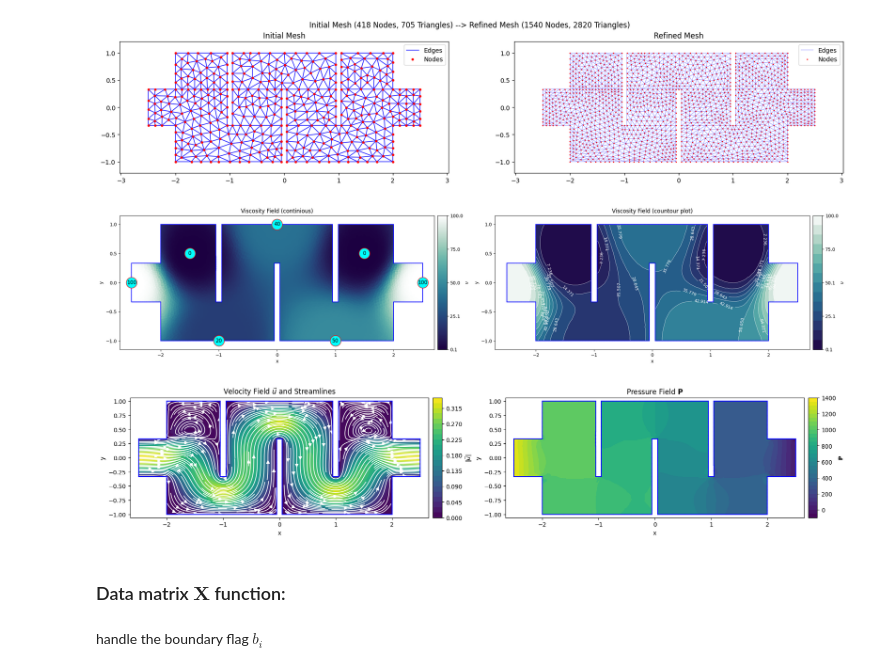
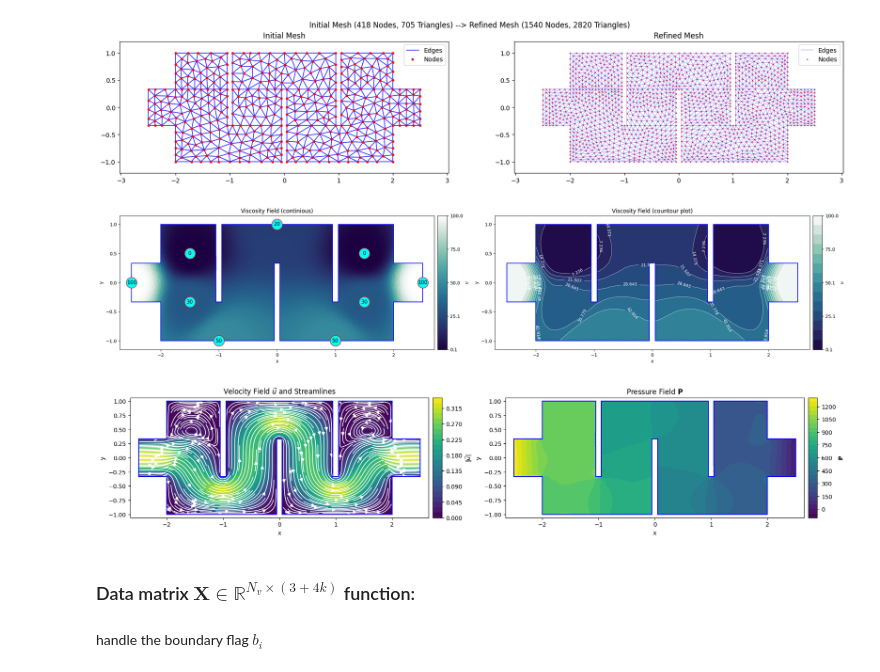
Before and after one commit to Japanese-Maple/Transformers_for_PDEs, a Jupyter notebook: Demonstrations/Encoder|Decoder.ipynb, the cells around one changed output. Saved outputs shown, nothing was run; the diff lists cells and outputs as text; code cells hidden in the pictures.

```diff
--- a/Demonstrations/Encoder|Decoder.ipynb
+++ b/Demonstrations/Encoder|Decoder.ipynb
@@ -104,37 +104,39 @@ def viscosity_field(p, param_vec, loc, power: float = 2.0, eps: float = 1e-12):
 # %%
 alpha = 1
 parameter_loc = np.array([
       [-2.5,  0.0],
       [-1.5,  alpha/2],
+      [-1.5,  -alpha/3],
       [-1.0, -alpha],
       [ 0.0,  alpha],
       [ 1.0, -alpha],
+      [ 1.5, -alpha/3],
       [ 1.5,  alpha/2],
       [ 2.5,  0.0],
       ])
-mu = np.array([100, 0.1, 20, 40, 50, 0.1, 100])
+mu = np.array([100, 0.1, 30, 50, 20, 50, 30, 0.1, 100])
 
 centroids = p_fine[t_fine[:, :3]].mean(axis=1)
 nu_field_elem, _ = viscosity_field(centroids, mu, parameter_loc, power=4.0)
 _, w_nodes   = viscosity_field(p_fine, mu, parameter_loc, power=4.0)
 
 nu_dict = {
         "pts":  parameter_loc,
         "vals": mu
     }
 
 plot_viscosity(p_fine, t_fine, e_fine, nu_field_elem, nu_dict,
                n_levels=15, figsize=(23, 10),
                name=f'{mu}', savetype="png")
 # %% [output]
-[figure, old version]
+[figure, new version]
 # %%
 ux, uy, p_sol = compute_U_P_solution_exchanger_device(p_fine, t_fine, e_fine, p_coarse, t_coarse, kinematic_viscosity=nu_field_elem)
 Plot_Velocity_and_Pressure(p_fine, t_fine, p_coarse, t_coarse, e_coarse, ux, uy, p_sol, name='')
 # %% [output]
-[figure, old version]
+[figure, new version]
 # %% [markdown]
-### Data matrix $\mathbf X$ function:
+### Data matrix $\mathbf X \in \mathbb{R}^{N_v \times (3+4k)}$ function:
 # %%
 def X_data_matrix(p, flag, mu_param, mu_loc, bases_at_x):
     """Raw data matrix"""
```
Also changed, not shown: parts of 6 cells of this notebook, 4 other files.
